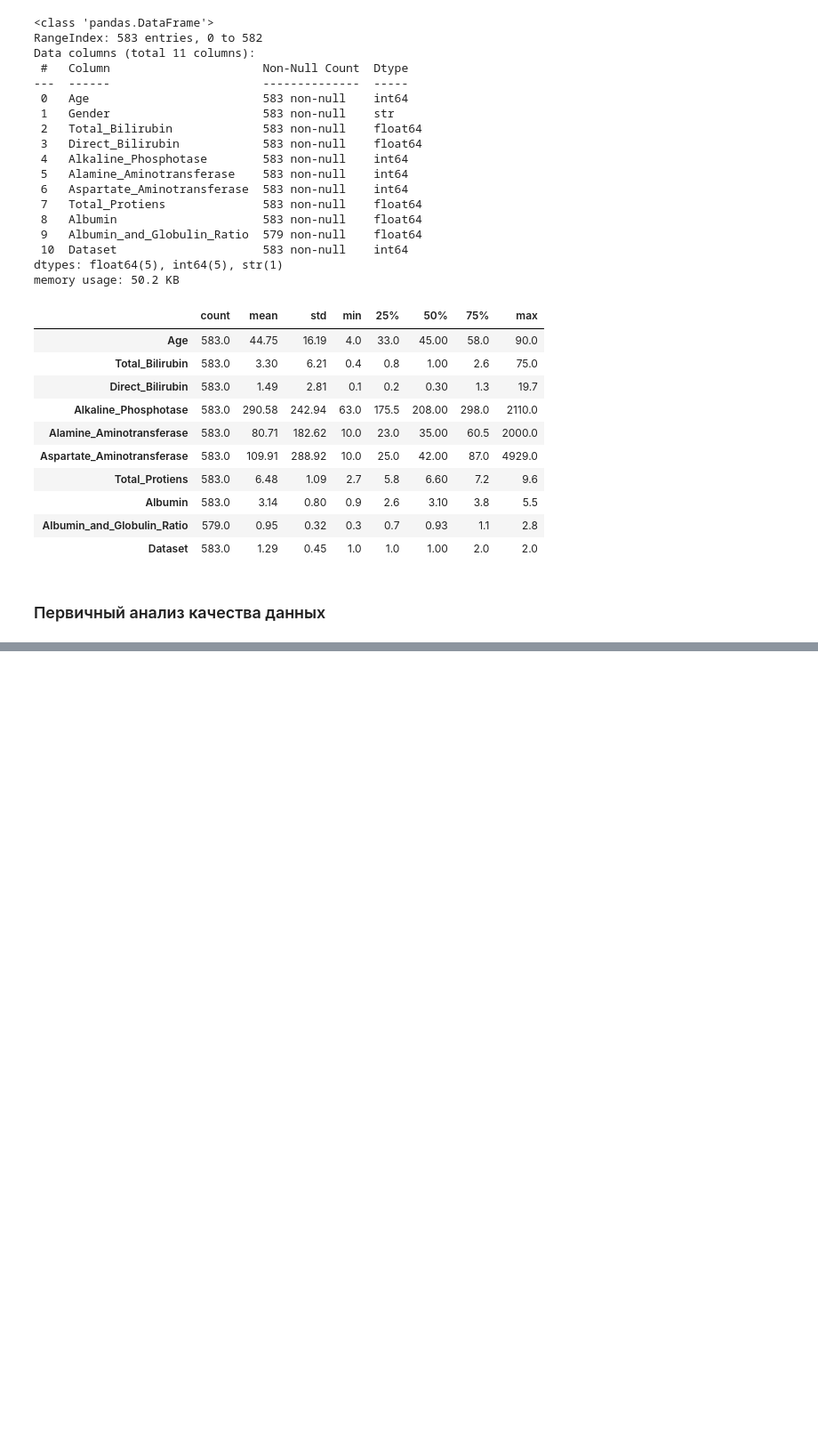
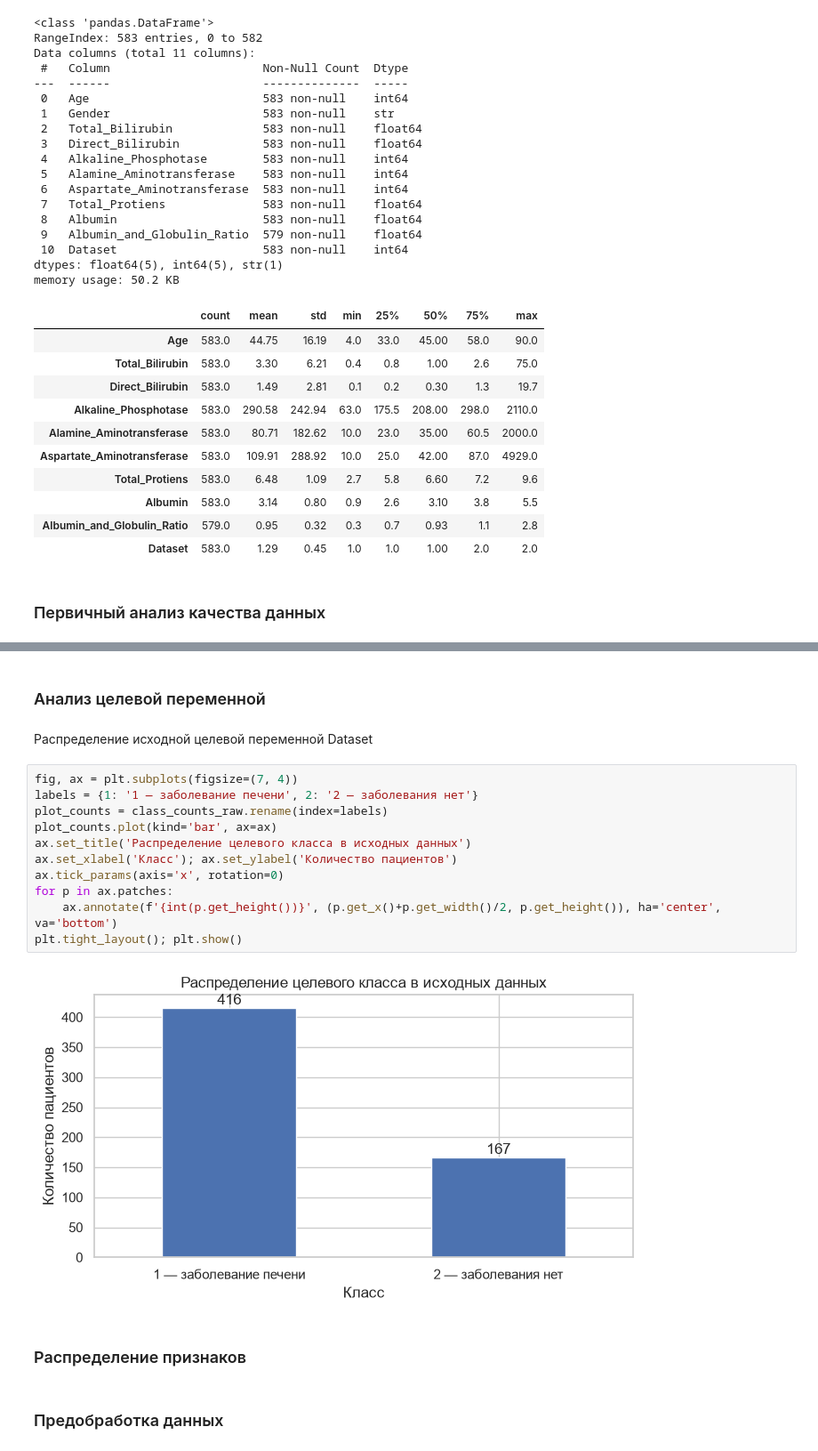
Before and after one commit to violllin/lab2_classification, a Jupyter notebook: lab2.ipynb, the cells around one changed output, grey strips where cells are left out. Shown at 89% size. Saved outputs shown, nothing was run; the diff lists cells and outputs as text; blank space fills up the shorter version.

```diff
--- a/lab2.ipynb
+++ b/lab2.ipynb
@@ -142,0 +163,21 @@ memory usage: 50.2 KB
+# %% [markdown]
+### Анализ целевой переменной
+# %% [markdown]
+Распределение исходной целевой переменной Dataset
+# %%
+fig, ax = plt.subplots(figsize=(7, 4))
+labels = {1: '1 — заболевание печени', 2: '2 — заболевания нет'}
+plot_counts = class_counts_raw.rename(index=labels)
+plot_counts.plot(kind='bar', ax=ax)
+ax.set_title('Распределение целевого класса в исходных данных')
+ax.set_xlabel('Класс'); ax.set_ylabel('Количество пациентов')
+ax.tick_params(axis='x', rotation=0)
+for p in ax.patches:
+    ax.annotate(f'{int(p.get_height())}', (p.get_x()+p.get_width()/2, p.get_height()), ha='center', va='bottom')
+plt.tight_layout(); plt.show()
+# %% [output]
+[figure, added]
+# %% [markdown]
+### Распределение признаков
+# %% [markdown]
+### Предобработка данных
```
Also changed, not shown: parts of 4 cells of this notebook.
